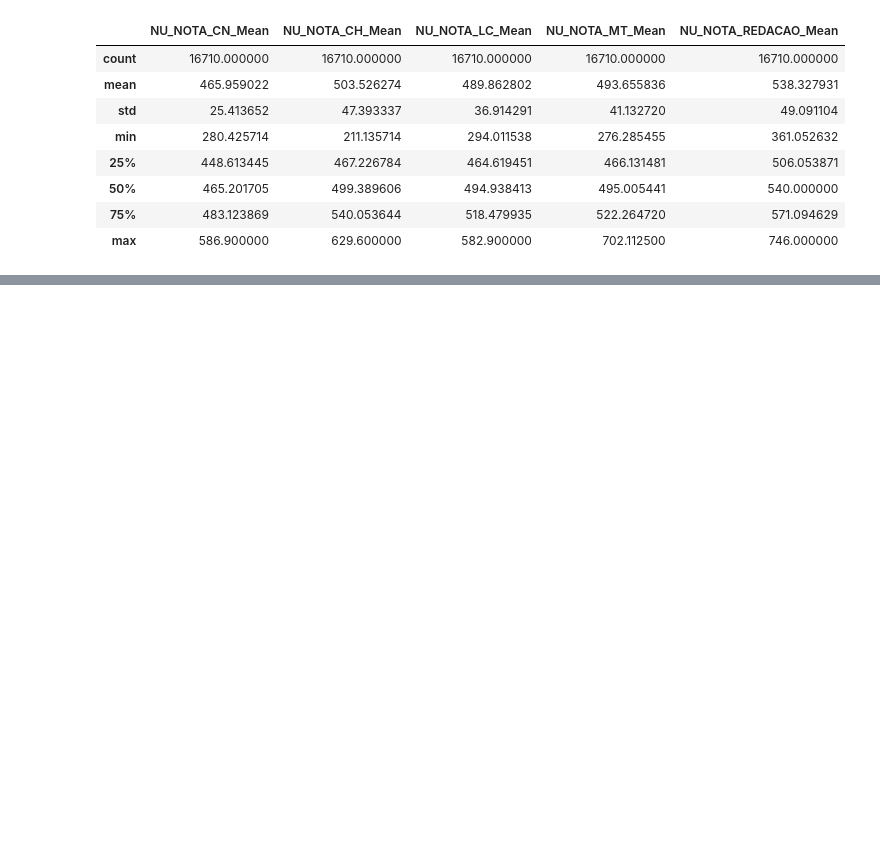
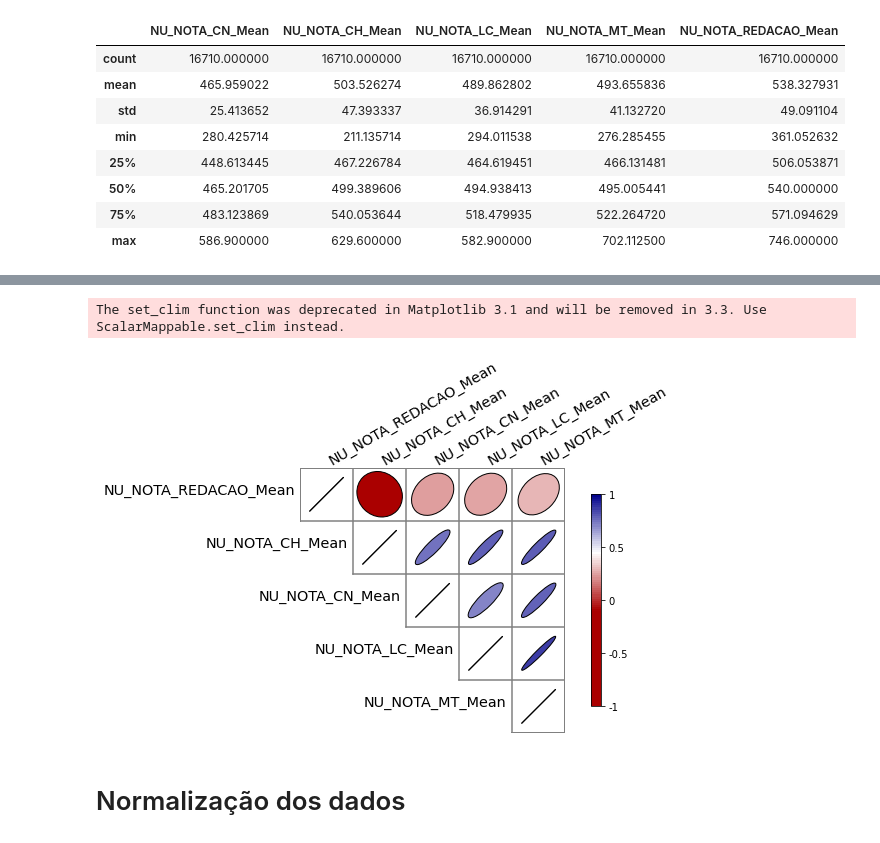
Before and after one commit to leandrorodor/PGR-IESB-P9039-CDNA-20203, a Jupyter notebook: lab05.ipynb, the cells around one changed output, grey strips where cells are left out. Saved outputs shown, nothing was run; the diff lists cells and outputs as text; code cells hidden in the pictures; blank space fills up the shorter version.

```diff
--- a/lab05.ipynb
+++ b/lab05.ipynb
@@ -152,0 +164,11 @@ enem_alt_02[['NU_NOTA_CN_Mean', 'NU_NOTA_CH_Mean', 'NU_NOTA_LC_Mean','NU_NOTA_MT
+# %%
+corr_graf = corrplot.Corrplot(enem_alt_02[['NU_NOTA_CN_Mean', 'NU_NOTA_CH_Mean', 'NU_NOTA_LC_Mean','NU_NOTA_MT_Mean', 'NU_NOTA_REDACAO_Mean']].corr())
+corr_graf.plot(upper = 'ellipse', fontsize = 'x-large')
+fig = plt.gcf()
+fig.set_size_inches(14,7)
+fig.show()
+# %% [output]
+The set_clim function was deprecated in Matplotlib 3.1 and will be removed in 3.3. Use ScalarMappable.set_clim instead.
+[figure, added]
+# %% [markdown]
+# Normalização dos dados
```
Also changed, not shown: parts of 33 cells of this notebook.
